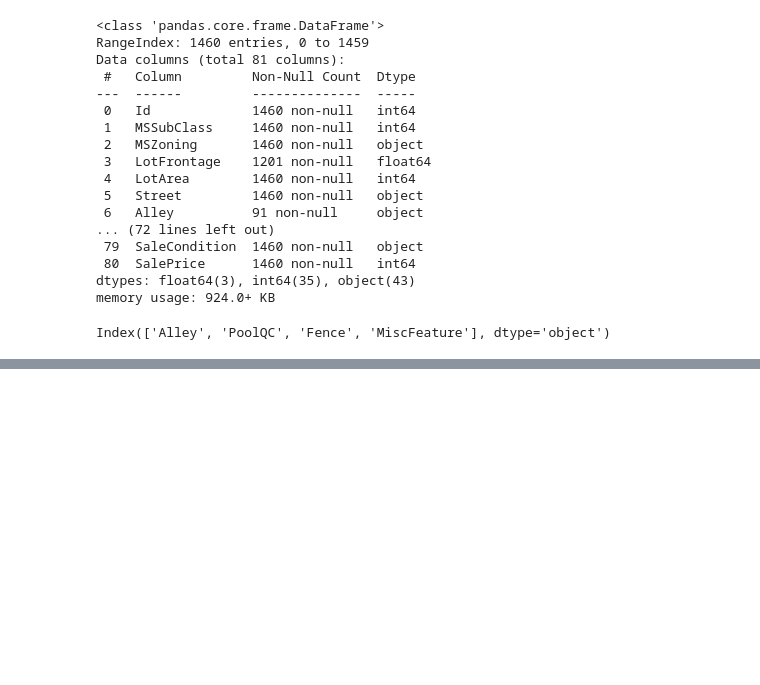
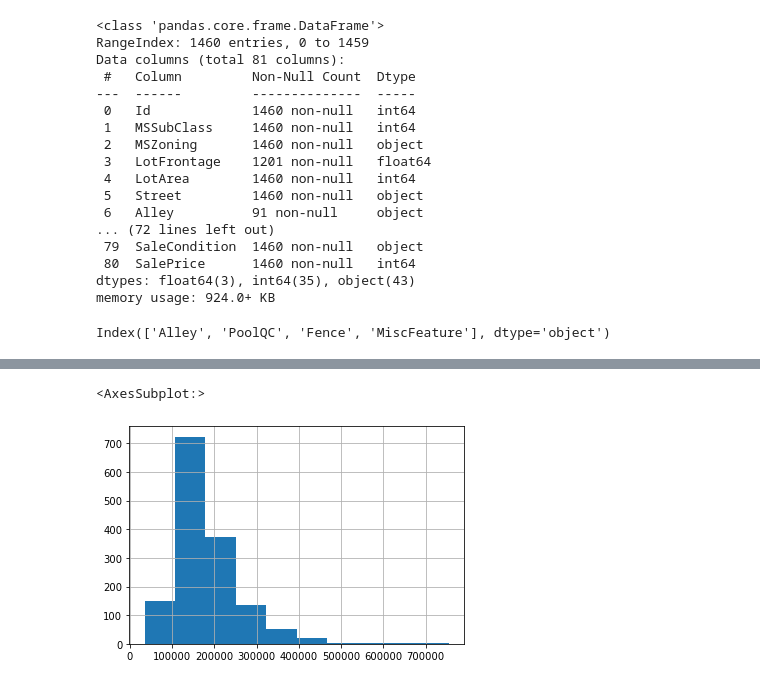
Before and after one commit to tosif91/machine_learning, a Jupyter notebook: basics/EDA_housing.ipynb, the cells around one changed output, grey strips where cells are left out. Cells and saved outputs as stored; diff of their text form; code cells hidden in the pictures; blank space fills up the shorter version.

```diff
--- a/basics/EDA_housing.ipynb
+++ b/basics/EDA_housing.ipynb
@@ -85,0 +120,8 @@ df.describe()
+# %%
+# plt.figure(figsize=(10,10))
+# df.SalePrice.plot()
+
+df.SalePrice.hist()
+# %% [output]
+<AxesSubplot:>
+[figure, added]
```
Also changed, not shown: parts of 11 cells of this notebook.
